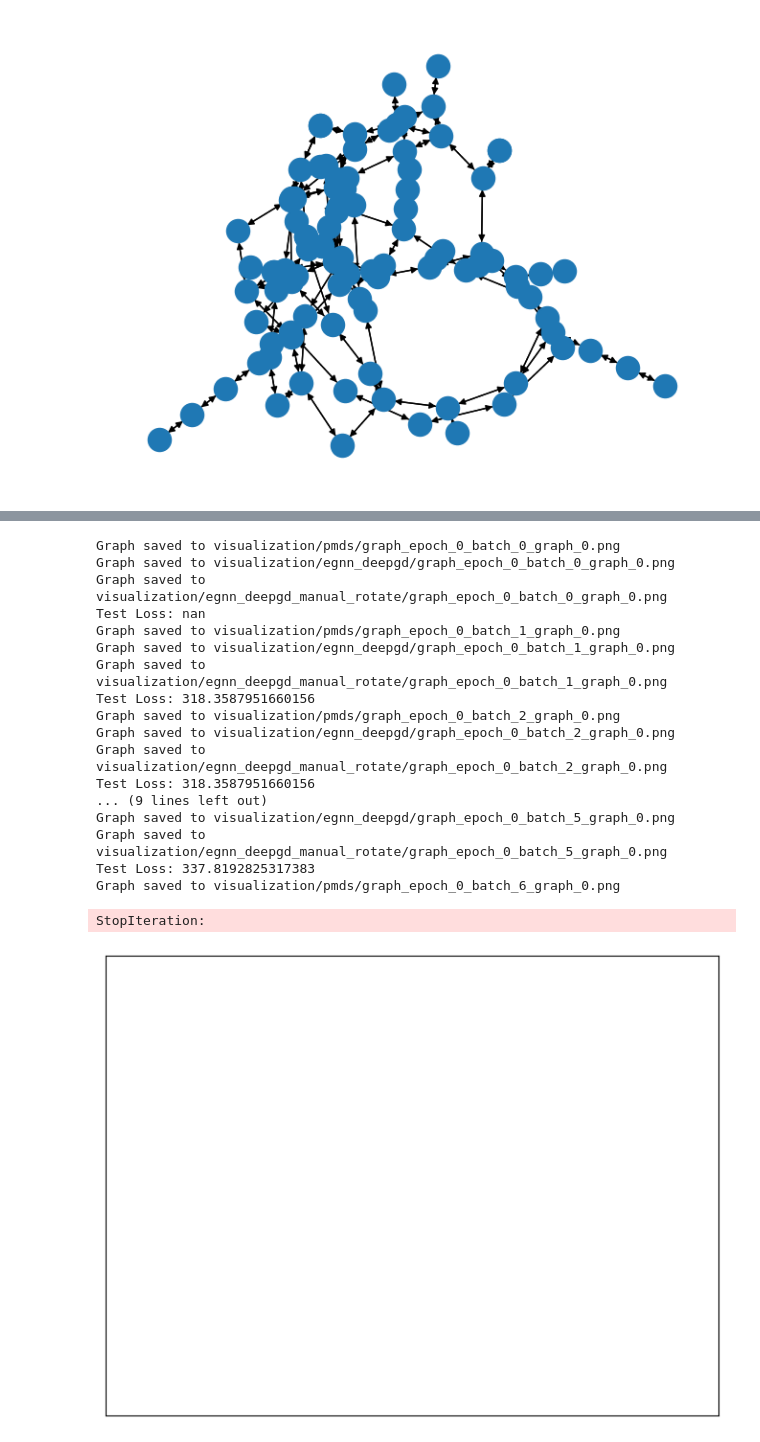
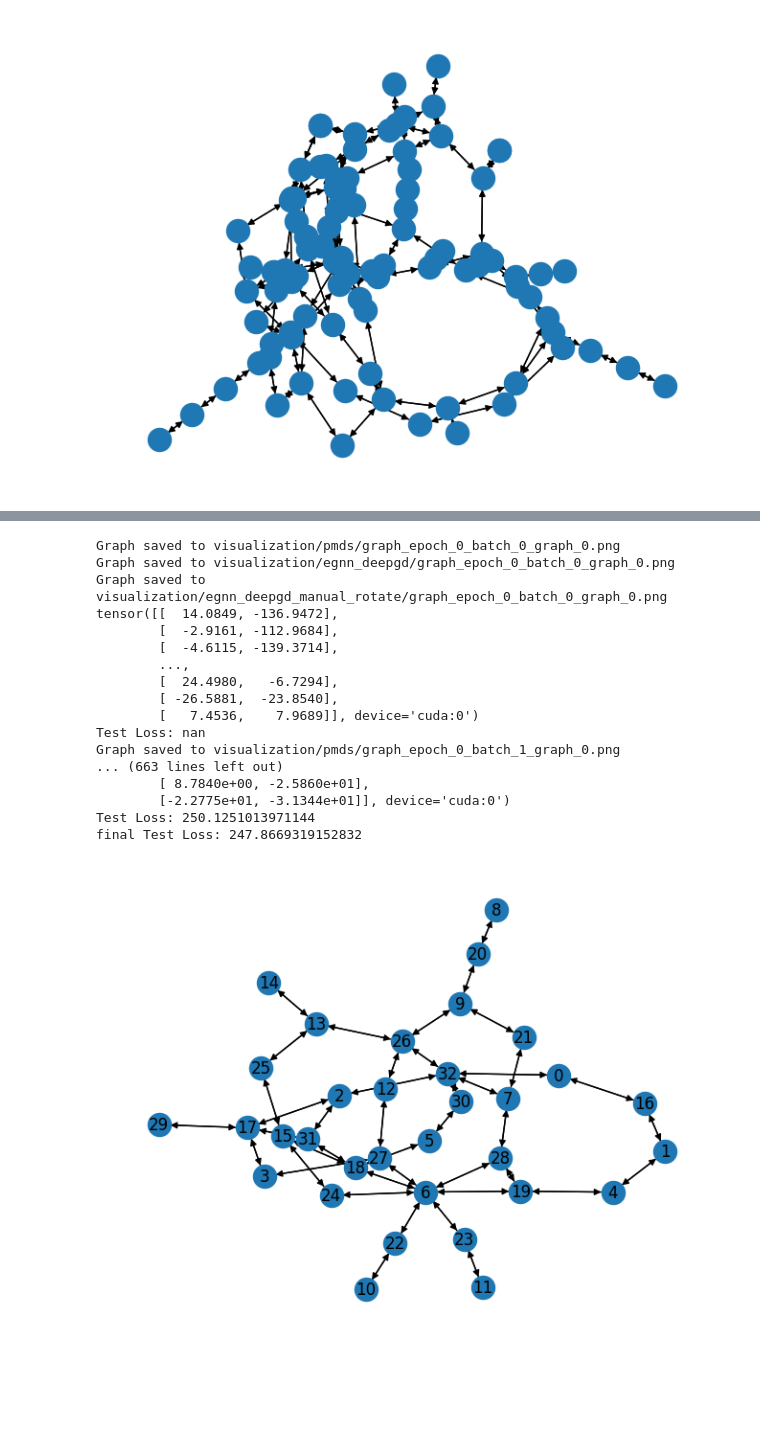
Before and after one commit to yimdx/DA, a Jupyter notebook: Egnn_DeepGD/egnn_deepgd.ipynb, the cells around one changed output, grey strips where cells are left out. Cells and saved outputs as stored; diff of their text form; code cells hidden in the pictures; blank space fills up the shorter version.

```diff
--- a/Egnn_DeepGD/egnn_deepgd.ipynb
+++ b/Egnn_DeepGD/egnn_deepgd.ipynb
@@ -54,11 +54,11 @@ transformation = Compose(
     RescaleByStress(),
     )
 # %%
-batch_size = 16
+batch_size = 32
 train_size = 10000
 lr = 0.001
 decay = 0.998
 # %%
 optim = torch.optim.AdamW(model.parameters(), lr=lr)
 scheduler = torch.optim.lr_scheduler.ExponentialLR(optim, gamma=decay)
-model.load_state_dict(torch.load("./egnn_deepgd/bs_32_model_200.pt"))
+# model.load_state_dict(torch.load("./egnn_deepgd/bs_32_model_200.pt"))
@@ -194,7 +192,7 @@ def download_post(batch, pos, epoch=0, batch_idx=0):
 # print(torch.cuda.get_device_name(0))
 # print(torch.version.cuda)
 # %%
-max_epoch = 200
+max_epoch = 21
 for epoch in range(0, max_epoch):
     model.train()
     losses = []
@@ -216,18 +214,11 @@ for epoch in range(0, max_epoch):
             loss += w * c(pos, batch.perm_index, batch.apsp_attr, batch.batch,  batch.edge_pair_index)
             if loss.isnan():
                 break
-            ## Test and visualization
-            # download(batch=batch[0], pos=pred, epoch=epoch, batch_idx=batch_idx)
-            # download_post(batch=batch[0], pos=pos, epoch=epoch, batch_idx=batch_idx)
-            # visualization(batch=batch, pos=pred, epoch=epoch, batch_idx=batch_idx)
-            # if(epoch % 5 == 0):
-                # print(pred)
-                # visualization(batch=batch[0], pos=pred, epoch=epoch, batch_idx=batch_idx)
         loss.backward()
         # print("Loss:", loss)
         optim.step()
         losses.append(loss.item())
     scheduler.step()
-    if epoch % 20 == 0:
-        print(f'[Epoch {epoch}] Train Loss: {np.mean(losses)}')
-torch.save(model.state_dict(), f"./egnn_deepgd/bs_32_model_{max_epoch}.pt")
+    print(f'[Epoch {epoch}] Train Loss: {np.mean(losses)}')
+    if epoch % 5 == 0:
+        torch.save(model.state_dict(), f"./egnn_deepgd/bs_32_model_{epoch}.pt")
@@ -234,51 +239,53 @@ torch.save(model.state_dict(), f"./egnn_deepgd/bs_32_model_{max_epoch}.pt")
 # %%
-model.load_state_dict(torch.load("./egnn_deepgd/bs_32_model_200.pt"))
+model.load_state_dict(torch.load("./egnn_deepgd/bs_32_model_20.pt"))
+node_feat_before_rotate = []
 with torch.no_grad():
     model.eval()
     losses = []
     for batch_idx, batch in enumerate(tqdm(test_loader, disable=True)):
         batch = batch.to(device)
         loss = 0
         for c, w in criteria.items():
             node_feats, init_pos = generate_init_pos(batch)
             visualization_batch(batch, init_pos, batch_idx = batch_idx, method='pmds')
             node_feats, pred = model(
                 init_pos=init_pos,
                 node_feats=node_feats,
                 edge_index=batch.perm_index,
                 edge_attr=get_edge_features(batch.apsp_attr),
                 batch_index=batch.batch,
             )
-            pos = transformation(pred, batch.apsp_attr, batch.perm_index, batch.batch)
+            node_feat_before_rotate.append(node_feats)
+            pos = pred
             visualization_batch(batch, pos, batch_idx = batch_idx, method='egnn_deepgd')
             pos =  NormalizeRotation(base_angle=1.57)(pos, batch.apsp_attr, batch.perm_index, batch.batch)
             visualization_batch(batch, pos, batch_idx = batch_idx, method='egnn_deepgd_manual_rotate')
-            # print(pos)
+            print(pos)
+            pos = transformation(pred, batch.apsp_attr, batch.perm_index, batch.batch)
             loss += w * c(pos, batch.perm_index, batch.apsp_attr, batch.batch,  batch.edge_pair_index)
             print(f'Test Loss: {np.mean(losses)}')
         # break
         if loss.isnan():
             continue
         losses.append(loss.item())
     print(f'final Test Loss: {np.mean(losses)}')
 # %% [output]
 Graph saved to visualization/pmds/graph_epoch_0_batch_0_graph_0.png
 Graph saved to visualization/egnn_deepgd/graph_epoch_0_batch_0_graph_0.png
 Graph saved to visualization/egnn_deepgd_manual_rotate/graph_epoch_0_batch_0_graph_0.png
+tensor([[  14.0849, -136.9472],
+        [  -2.9161, -112.9684],
+        [  -4.6115, -139.3714],
+        ...,
+        [  24.4980,   -6.7294],
+        [ -26.5881,  -23.8540],
+        [   7.4536,    7.9689]], device='cuda:0')
 Test Loss: nan
 Graph saved to visualization/pmds/graph_epoch_0_batch_1_graph_0.png
-Graph saved to visualization/egnn_deepgd/graph_epoch_0_batch_1_graph_0.png
-Graph saved to visualization/egnn_deepgd_manual_rotate/graph_epoch_0_batch_1_graph_0.png
-Test Loss: 318.3587951660156
-Graph saved to visualization/pmds/graph_epoch_0_batch_2_graph_0.png
-Graph saved to visualization/egnn_deepgd/graph_epoch_0_batch_2_graph_0.png
-Graph saved to visualization/egnn_deepgd_manual_rotate/graph_epoch_0_batch_2_graph_0.png
-Test Loss: 318.3587951660156
-... (9 lines left out)
-Graph saved to visualization/egnn_deepgd/graph_epoch_0_batch_5_graph_0.png
-Graph saved to visualization/egnn_deepgd_manual_rotate/graph_epoch_0_batch_5_graph_0.png
-Test Loss: 337.8192825317383
-Graph saved to visualization/pmds/graph_epoch_0_batch_6_graph_0.png
+... (663 lines left out)
+        [ 8.7840e+00, -2.5860e+01],
+        [-2.2775e+01, -3.1344e+01]], device='cuda:0')
+Test Loss: 250.1251013971144
+final Test Loss: 247.8669319152832
-StopIteration:
-[figure, old version]
+[figure, new version]
 # %%
```
Also changed, not shown: parts of 5 cells of this notebook, 6 other files.
